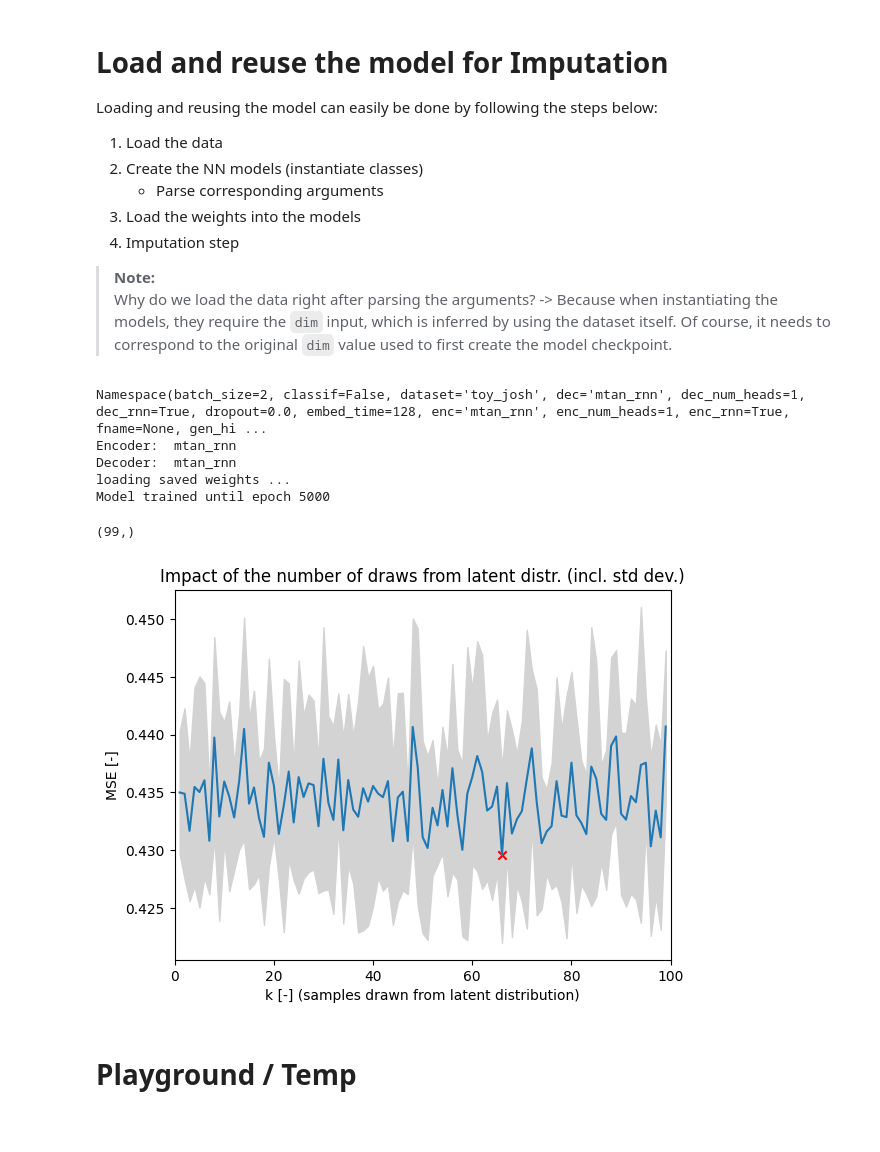
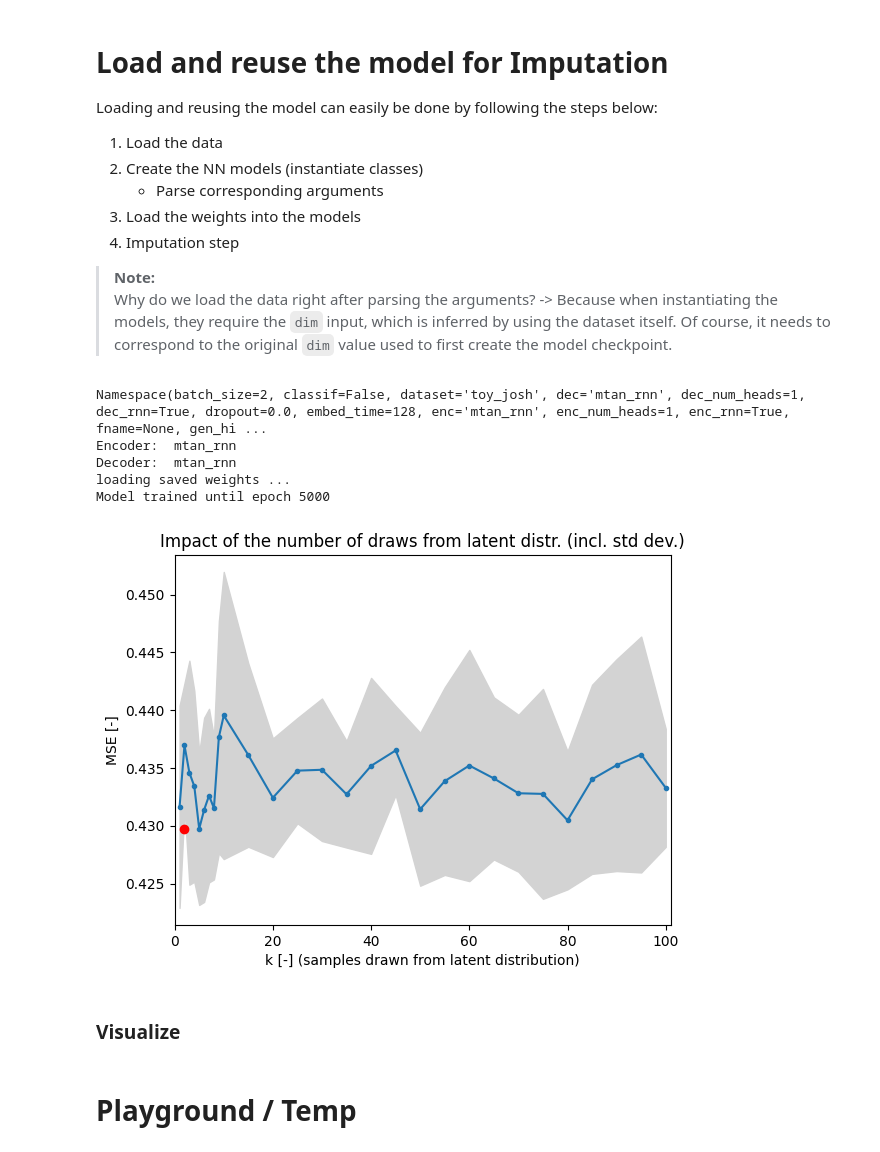
Before and after one commit to joshuawe/mTAN, a Jupyter notebook: src/mTAN.ipynb, the cells around one changed output. Drawn from its saved outputs; the diff is of its cells as text; code cells hidden in the pictures.

Commit message:
update graph and comments

```diff
--- a/src/mTAN.ipynb
+++ b/src/mTAN.ipynb
@@ -331,30 +331,60 @@ if args.enc == 'enc_rnn3':
     rec = models.enc_rnn3(
         dim, torch.linspace(0, 1., args.num_ref_points), args.latent_dim,
         args.rec_hidden, 128, learn_emb=args.learn_emb).to(device)
 elif args.enc == 'mtan_rnn':
     rec = models.enc_mtan_rnn(
         dim, torch.linspace(0, 1., args.num_ref_points), args.latent_dim, args.rec_hidden,
         embed_time=128, learn_emb=args.learn_emb, num_heads=args.enc_num_heads).to(device)
 if args.dec == 'rnn3':
     dec = models.dec_rnn3(
         dim, torch.linspace(0, 1., args.num_ref_points), args.latent_dim,
         args.gen_hidden, 128, learn_emb=args.learn_emb).to(device)
 elif args.dec == 'mtan_rnn':
     dec = models.dec_mtan_rnn(
         dim, torch.linspace(0, 1., args.num_ref_points), args.latent_dim, args.gen_hidden,
         embed_time=128, learn_emb=args.learn_emb, num_heads=args.dec_num_heads).to(device)
 print(f'Encoder: ', args.enc, '\nDecoder: ', args.dec)
 
 # load weights into model
 checkpoint = torch.load(path_model)
 rec.load_state_dict(checkpoint['rec_state_dict'])
 dec.load_state_dict(checkpoint['dec_state_dict'])
 optimizer.load_state_dict(checkpoint['optimizer_state_dict'])
 print('loading saved weights ...')
 print('Model trained until epoch', checkpoint['epoch'])
+
+MSEs_list = list()
+for i in range(10):
+    MSEs = list()
+    k_points = np.concatenate((np.arange(1,10),np.arange(10,101,5)))
+    # sample k many times from latent distr. and decode, then evaluate
+    for k in k_points:
+        mse = utils.evaluate(dim, rec, dec, test_loader, args, 1)
+        MSEs.append(mse.cpu())
+        # print(f'Test MSE\t (k={k:2} samples):\t', mse)
+    MSEs_list.append(np.array(MSEs))
+
+MSEs_list = np.array(MSEs_list)
+MSEs_mean = np.mean(MSEs_list, axis=0)
+MSEs_max = np.max(MSEs_list, axis=0)
+MSEs_min = np.min(MSEs_list, axis=0)
+MSEs_std = np.std(MSEs_list, axis=0)
+argmin = np.argmin(MSEs_mean)
+
+# Visualize results
+fig = plt.figure()
+plt.plot(k_points, MSEs_mean, marker='o', ms=3)
+plt.plot(argmin-2, MSEs_mean[argmin], c='r', marker='o')
+plt.fill_between(k_points, MSEs_mean+MSEs_std, MSEs_mean-MSEs_std, color='lightgrey')
+plt.title('Impact of the number of draws from latent distr. (incl. std dev.)')
+plt.xlabel('k [-] (samples drawn from latent distribution)')
+plt.ylabel('MSE [-]')
+plt.xlim((np.min(k_points)-1, np.max(k_points)+1))
+plt.show()
 # %% [output]
 Namespace(batch_size=2, classif=False, dataset='toy_josh', dec='mtan_rnn', dec_num_heads=1, dec_rnn=True, dropout=0.0, embed_time=128, enc='mtan_rnn', enc_num_heads=1, enc_rnn=True, fname=None, gen_hi ...
 Encoder:  mtan_rnn
 Decoder:  mtan_rnn
 loading saved weights ...
 Model trained until epoch 5000
+[figure, added]
@@ -381,23 +391,5 @@ argmin = np.argmin(MSEs_mean)
-# %%
-MSEs_std.shape
-# %% [output]
-(99,)
-# %%
-# Visualize results
-fig = plt.figure()
-plt.plot(k_points, MSEs_mean)
-# plt.plot(k_points, MSEs_max, c='r')
-# plt.plot(k_points, MSEs_min, c='green')
-# plt.fill_between(k_points, MSEs_max, MSEs_min, color='grey')
-plt.fill_between(k_points, MSEs_mean+MSEs_std, MSEs_mean-MSEs_std, color='lightgrey')
-plt.scatter(argmin+1, MSEs_mean[argmin], c='r', marker='x')
-plt.title('Impact of the number of draws from latent distr. (incl. std dev.)')
-plt.xlabel('k [-] (samples drawn from latent distribution)')
-plt.ylabel('MSE [-]')
-plt.xlim((0,100))
-plt.show()
-# %% [output]
-[figure, removed]
+# %% [markdown]
+### Visualize
 # %% [markdown]
 # Playground / Temp
 # %%
```
Also changed, not shown: parts of 3 cells of this notebook, 2 other files.
